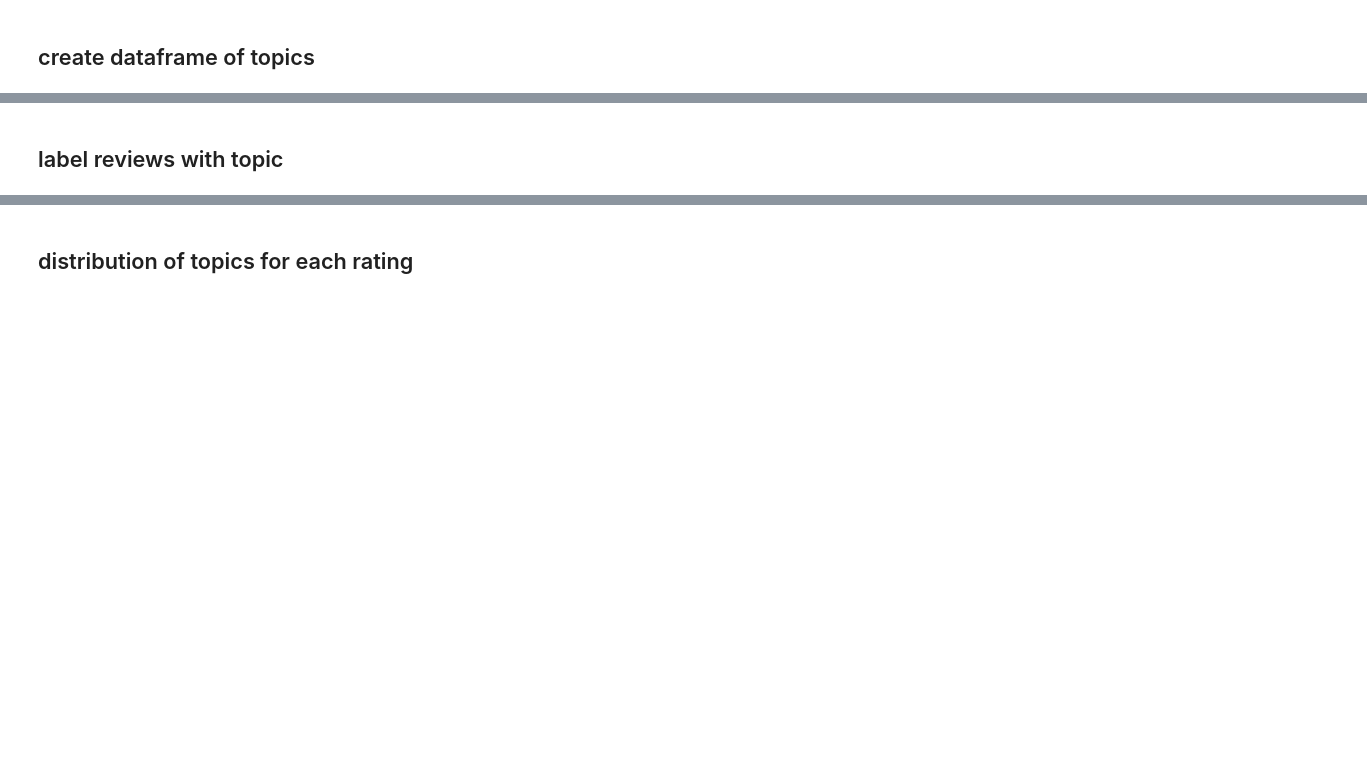
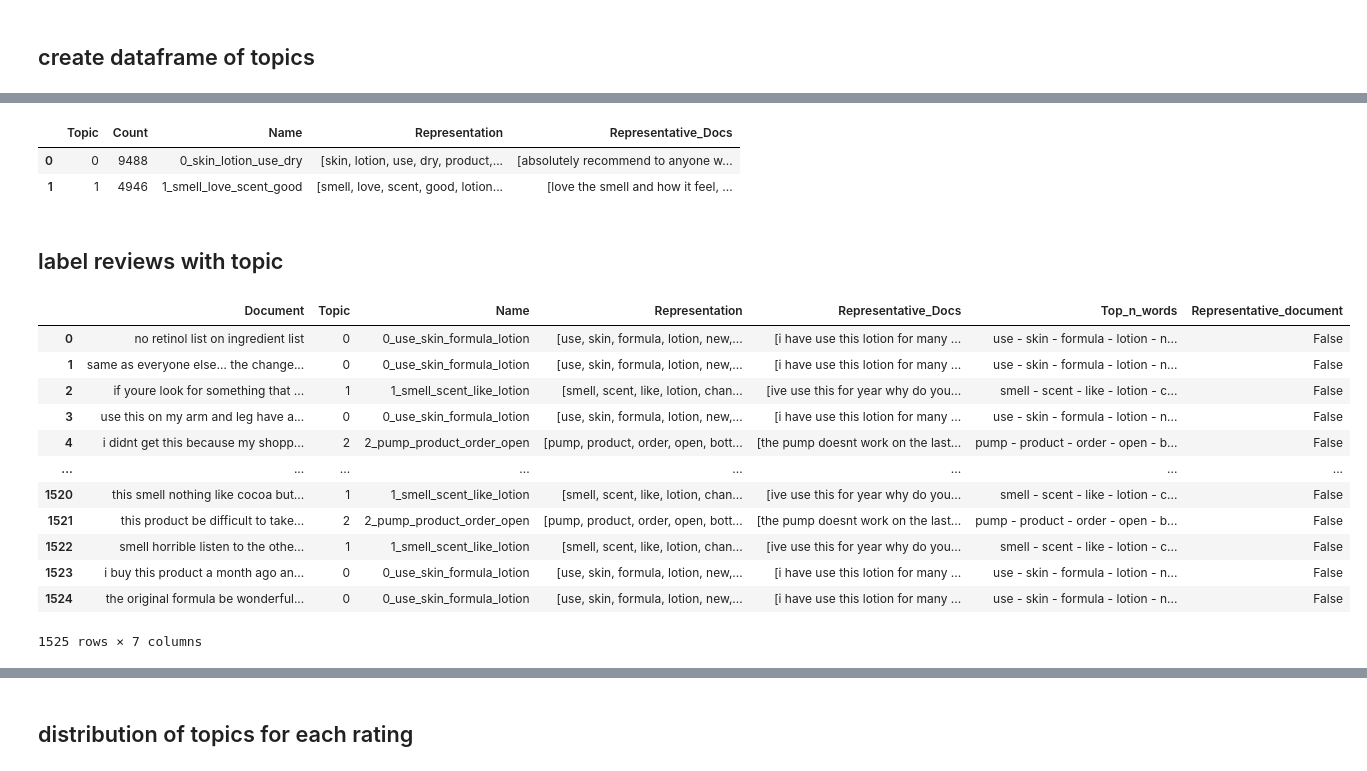
Before and after one commit to jluo3364/BTT-Clorox-Company, a Jupyter notebook: bertopic/bertopic_kmeans_lotion.ipynb, the cells around one changed output, grey strips where cells are left out. Saved outputs shown, nothing was run; the diff lists cells and outputs as text; code cells hidden in the pictures; blank space fills up the shorter version.

```diff
--- a/bertopic/bertopic_kmeans_lotion.ipynb
+++ b/bertopic/bertopic_kmeans_lotion.ipynb
@@ -227,2 +234,24 @@ df_topics
+# %%
+res
+# %% [output]
+|  | Topic | Count | Name | Representation | Representative_Docs |
+| 0 | 0 | 9488 | 0_skin_lotion_use_dry | [skin, lotion, use, dry, product,... | [absolutely recommend to anyone w... |
+| 1 | 1 | 4946 | 1_smell_love_scent_good | [smell, love, scent, good, lotion... | [love the smell and how it feel, ... |
 # %% [markdown]
 ## label reviews with topic
+# %%
+models.get(1).get_document_info(grouped[1])
+# %% [output]
+|  | Document | Topic | Name | Representation | Representative_Docs | Top_n_words | Representative_document |
+| 0 | no retinol list on ingredient list | 0 | 0_use_skin_formula_lotion | [use, skin, formula, lotion, new,... | [i have use this lotion for many ... | use - skin - formula - lotion - n... | False |
+| 1 | same as everyone else… the change... | 0 | 0_use_skin_formula_lotion | [use, skin, formula, lotion, new,... | [i have use this lotion for many ... | use - skin - formula - lotion - n... | False |
+| 2 | if youre look for something that ... | 1 | 1_smell_scent_like_lotion | [smell, scent, like, lotion, chan... | [ive use this for year why do you... | smell - scent - like - lotion - c... | False |
+| 3 | use this on my arm and leg have a... | 0 | 0_use_skin_formula_lotion | [use, skin, formula, lotion, new,... | [i have use this lotion for many ... | use - skin - formula - lotion - n... | False |
+| 4 | i didnt get this because my shopp... | 2 | 2_pump_product_order_open | [pump, product, order, open, bott... | [the pump doesnt work on the last... | pump - product - order - open - b... | False |
+| ... | ... | ... | ... | ... | ... | ... | ... |
+| 1520 | this smell nothing like cocoa but... | 1 | 1_smell_scent_like_lotion | [smell, scent, like, lotion, chan... | [ive use this for year why do you... | smell - scent - like - lotion - c... | False |
+| 1521 | this product be difficult to take... | 2 | 2_pump_product_order_open | [pump, product, order, open, bott... | [the pump doesnt work on the last... | pump - product - order - open - b... | False |
+| 1522 | smell horrible listen to the othe... | 1 | 1_smell_scent_like_lotion | [smell, scent, like, lotion, chan... | [ive use this for year why do you... | smell - scent - like - lotion - c... | False |
+| 1523 | i buy this product a month ago an... | 0 | 0_use_skin_formula_lotion | [use, skin, formula, lotion, new,... | [i have use this lotion for many ... | use - skin - formula - lotion - n... | False |
+| 1524 | the original formula be wonderful... | 0 | 0_use_skin_formula_lotion | [use, skin, formula, lotion, new,... | [i have use this lotion for many ... | use - skin - formula - lotion - n... | False |
+1525 rows × 7 columns
```
Also changed, not shown: parts of 17 cells of this notebook, 7 other files.
